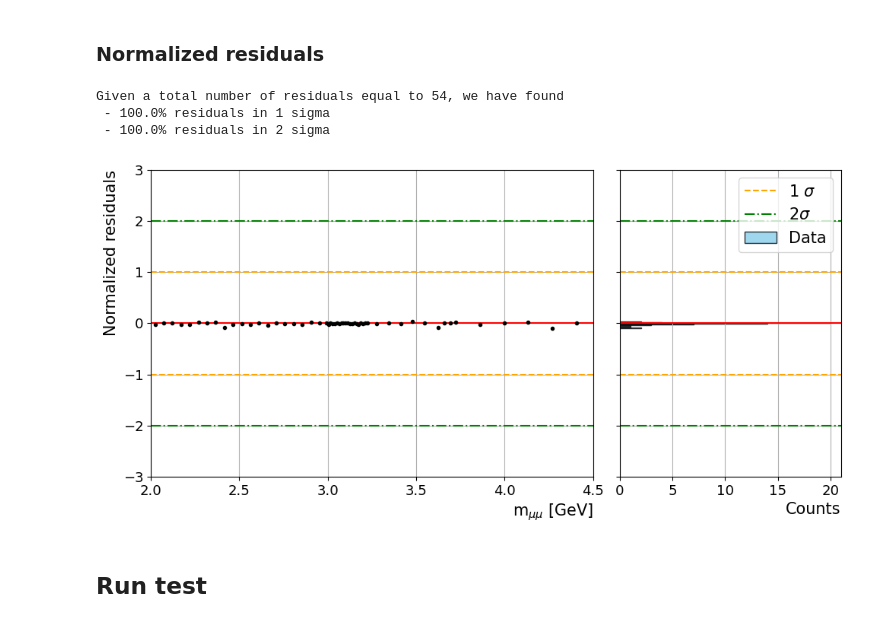
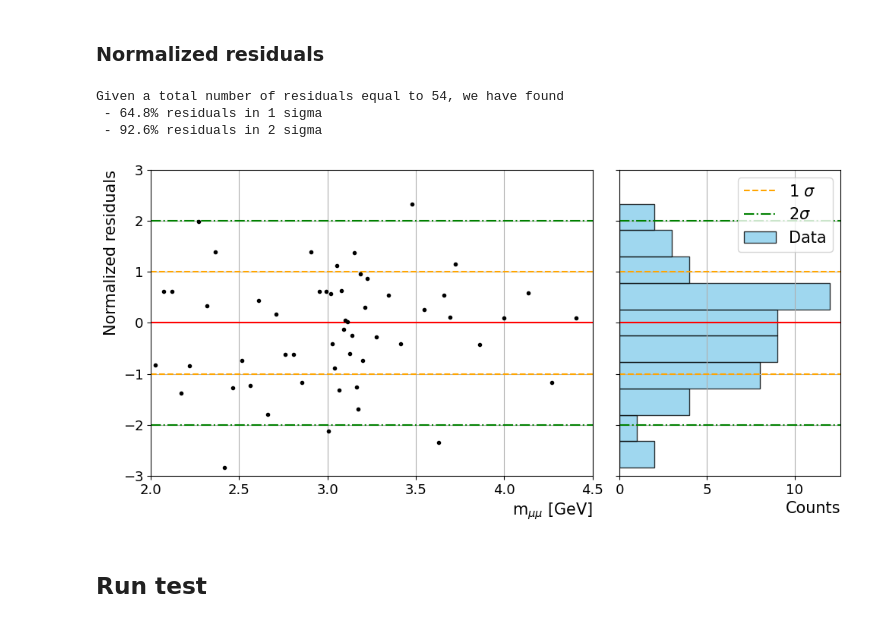
Before and after one commit to Matteo-Bellino/SMATEP_Project, a Jupyter notebook: Psi2S_RadanoBellino.ipynb, the cells around one changed output. Cells and saved outputs as stored; diff of their text form; code cells hidden in the pictures.

Commit message:
Minor changes to the graphs in LS part

```diff
--- a/Psi2S_RadanoBellino.ipynb
+++ b/Psi2S_RadanoBellino.ipynb
@@ -1022,11 +1022,11 @@ plt.show()
 fig, (ax_plot, ax_hist) = plt.subplots(1,2, figsize=(10,5), sharey = True, gridspec_kw={'width_ratios': [2, 1]})
 
 #compute normalized residuals
-norm_residuals_bkg_A = residuals_bkg_A / (err_binned_bkg_A/bin_width_bkg_A)
-norm_residuals_JPsi  = residuals_JPsi/ (err_binned_JPsi /bin_width_JPsi)
-norm_residuals_bkg_B = residuals_bkg_B/(err_binned_bkg_B/bin_width_bkg_B)
-norm_residuals_Psi2s =  residuals_Psi2s/(err_binned_Psi2s/bin_width_Psi2s)
-norm_residuals_bkg_C = residuals_bkg_C/(err_binned_bkg_C/bin_width_bkg_C)
+norm_residuals_bkg_A = residuals_bkg_A #/ (err_binned_bkg_A/bin_width_bkg_A)
+norm_residuals_JPsi  = residuals_JPsi  #/ (err_binned_JPsi /bin_width_JPsi)
+norm_residuals_bkg_B = residuals_bkg_B #/(err_binned_bkg_B/bin_width_bkg_B)
+norm_residuals_Psi2s = residuals_Psi2s #/(err_binned_Psi2s/bin_width_Psi2s)
+norm_residuals_bkg_C = residuals_bkg_C #/(err_binned_bkg_C/bin_width_bkg_C)
 
 norm_residuals = np.concatenate((norm_residuals_bkg_A ,norm_residuals_JPsi,norm_residuals_bkg_B,norm_residuals_Psi2s,norm_residuals_bkg_C))
 
@@ -1050,36 +1050,36 @@ ax_plot.errorbar(bin_centers_bkg_B, norm_residuals_bkg_B, fmt='.', color = 'blac
 ax_plot.errorbar(bin_centers_Psi2s, norm_residuals_Psi2s, fmt='.', color = 'black')
 ax_plot.errorbar(bin_centers_bkg_C, norm_residuals_bkg_C, fmt='.', color = 'black')
 
 ax_plot.set_xlim([2,mass_cut_LS])
 ax_plot.set_ylim([-3,3])
 ax_plot.set_ylabel("Normalized residuals",fontsize = fs, loc='top')
 ax_plot.set_xlabel("m$_{\\mu\\mu}$ [GeV]", fontsize = fs, loc='right')
 ax_plot.tick_params(axis='both', labelsize=tfs)
 ax_plot.grid()
 #ax_plot.text(2.0,3.2, f'Residuals in 1$\\sigma$: {frac_1sigma * 100:.1f}%\nResiduals in 2$\\sigma$: {frac_2sigma * 100:.1f}%\n$\chi^2$/ndf = {chi2_norm:.2f} (max {chi2_limit:.2f} at 95% SL)', color='black', fontsize = fs)
 
 #histogram of the normalized residuals
 ax_hist.axhline(0, color = "red")
 ax_hist.axhline(1, color = "orange", linestyle="--", label = "1 $\\sigma$")
 ax_hist.axhline(-1, color = "orange", linestyle="--",)
 ax_hist.axhline(2, color = "green", linestyle="-.", label = "2$\\sigma$")
 ax_hist.axhline(-2, color = "green", linestyle="-.")
 
 ax_hist.hist(norm_residuals, bins=10, orientation='horizontal', color='skyblue', alpha = 0.8, edgecolor='black', label='Data')
 ax_hist.set_xlabel("Counts", fontsize = fs, loc='right')
 ax_hist.tick_params(axis='both', labelsize=tfs)
 ax_hist.grid()
 ax_hist.legend(fontsize = fs, loc='upper right')
 
 plt.tight_layout()
 
 plt.savefig("LS_Residuals.png")
 plt.show()
 # %% [output]
 Given a total number of residuals equal to 54, we have found
- - 100.0% residuals in 1 sigma
- - 100.0% residuals in 2 sigma
+ - 64.8% residuals in 1 sigma
+ - 92.6% residuals in 2 sigma
-[figure, old version]
+[figure, new version]
 # %% [markdown]
 ## Run test
 # %%
```
Also changed, not shown: parts of 1 cell of this notebook.
